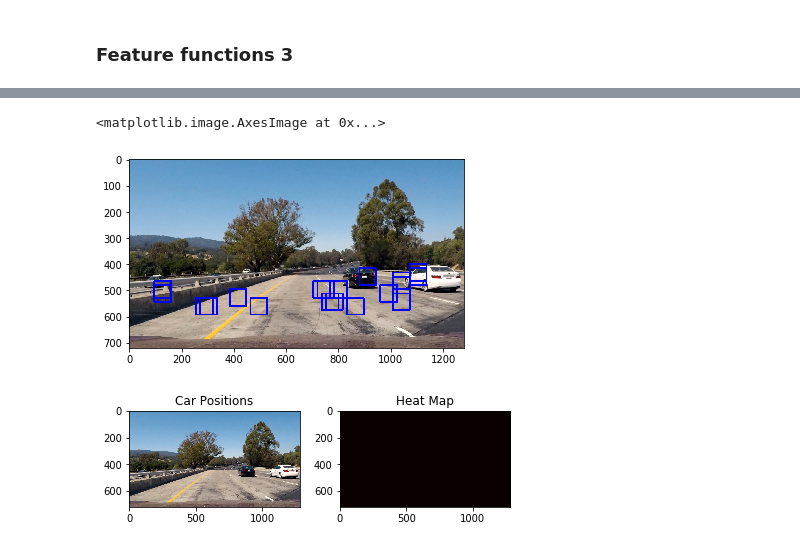
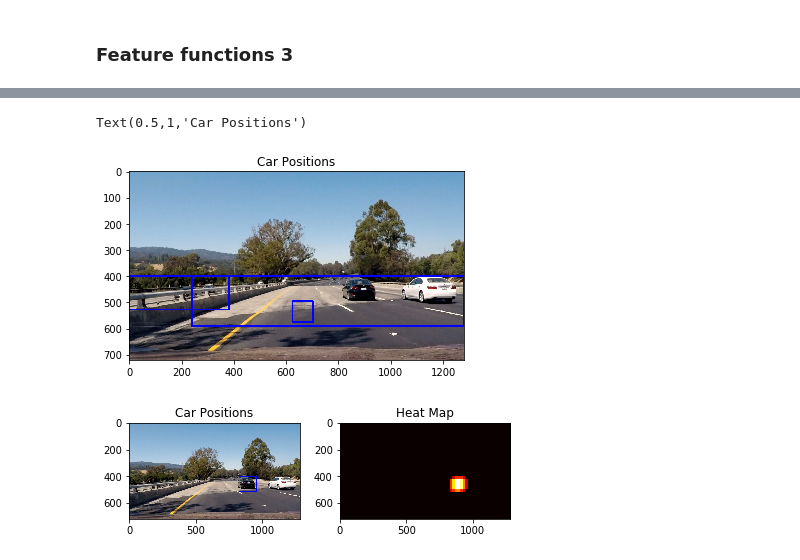
Before and after one commit to dumebi/CarND-Vehicle-Detection, a Jupyter notebook: project.ipynb, the cells around one changed output, grey strips where cells are left out. Saved outputs shown, nothing was run; the diff lists cells and outputs as text; code cells hidden in the pictures.

```diff
--- a/project.ipynb
+++ b/project.ipynb
@@ -178,6 +178,7 @@ def find_cars(img, ystart, ystop, scale, svc, X_scaler, orient, pix_per_cell, ce
     hog2 = get_hog_features(ch2, orient, pix_per_cell, cell_per_block, feature_vec=False)
     hog3 = get_hog_features(ch3, orient, pix_per_cell, cell_per_block, feature_vec=False)
 
+    window_list = []
     for xb in range(nxsteps):
         for yb in range(nysteps):
             ypos = yb*cells_per_step
@@ -208,8 +209,10 @@ def find_cars(img, ystart, ystop, scale, svc, X_scaler, orient, pix_per_cell, ce
                 ytop_draw = np.int(ytop*scale)
                 win_draw = np.int(window*scale)
                 cv2.rectangle(draw_img,(xbox_left, ytop_draw+ystart),(xbox_left+win_draw,ytop_draw+win_draw+ystart),(0,0,255),6)
+                window_list.append(((xbox_left, ytop_draw+ystart),(xbox_left+win_draw,ytop_draw+win_draw+ystart)))
 
-    return draw_img
+    return window_list
+#draw_img,
 
 # Here is your draw_boxes function from the previous exercise
 def draw_boxes(img, bboxes, color=(0, 0, 255), thick=6):
@@ -454,24 +534,40 @@ plt.imshow(window_img)
-# %%
-ystart = 400
-ystop = 600
-scale = 1
-
-out_img = find_cars(sample_test_image, ystart, ystop, scale, svc, X_scaler, orient, pix_per_cell, cell_per_block, spatial_size, hist_bins)
-
-plt.imshow(out_img)
-# %% [output]
-<matplotlib.image.AxesImage at 0x...>
-[figure, removed]
+# %%
+ystart = 400
+ystop = 600
+scale = 1
+
+window_list = find_cars(sample_test_image, ystart, ystop, scale, svc, X_scaler, orient, pix_per_cell, cell_per_block, spatial_size, hist_bins)
+#out_img,
+heat = np.zeros_like(sample_test_image[:,:,0]).astype(np.float)
+# Add heat to each box in box list
+heat = add_heat(heat,window_list)
+
+# Apply threshold to help remove false positives
+heat = apply_threshold(heat,1)
+
+# Visualize the heatmap when displaying
+heatmap = np.clip(heat, 0, 256)
+
+# Find final boxes from heatmap using label function
+labels = label(heatmap)
+draw_img = draw_labeled_bboxes(np.copy(sample_test_image), labels)
+
+fig = plt.figure()
+plt.imshow(draw_img)
+plt.title('Car Positions')
+# %% [output]
+Text(0.5,1,'Car Positions')
+[figure, added]
 # %%
 heat = np.zeros_like(sample_test_image[:,:,0]).astype(np.float)
 # Add heat to each box in box list
 heat = add_heat(heat,hot_windows)
 
 # Apply threshold to help remove false positives
-heat = apply_threshold(heat,2)
+heat = apply_threshold(heat,1)
 
 # Visualize the heatmap when displaying
-heatmap = np.clip(heat, 0, 200)
+heatmap = np.clip(heat, 0, 256)
 
 # Find final boxes from heatmap using label function
 labels = label(heatmap)
@@ -486,7 +582,7 @@ plt.imshow(heatmap, cmap='hot')
 plt.title('Heat Map')
 fig.tight_layout()
 # %% [output]
-[figure, old version]
+[figure, new version]
 # %%
 def process_image(image):
     draw_image = np.copy(image)
```
Also changed, not shown: parts of 14 cells of this notebook, 3 other files.
